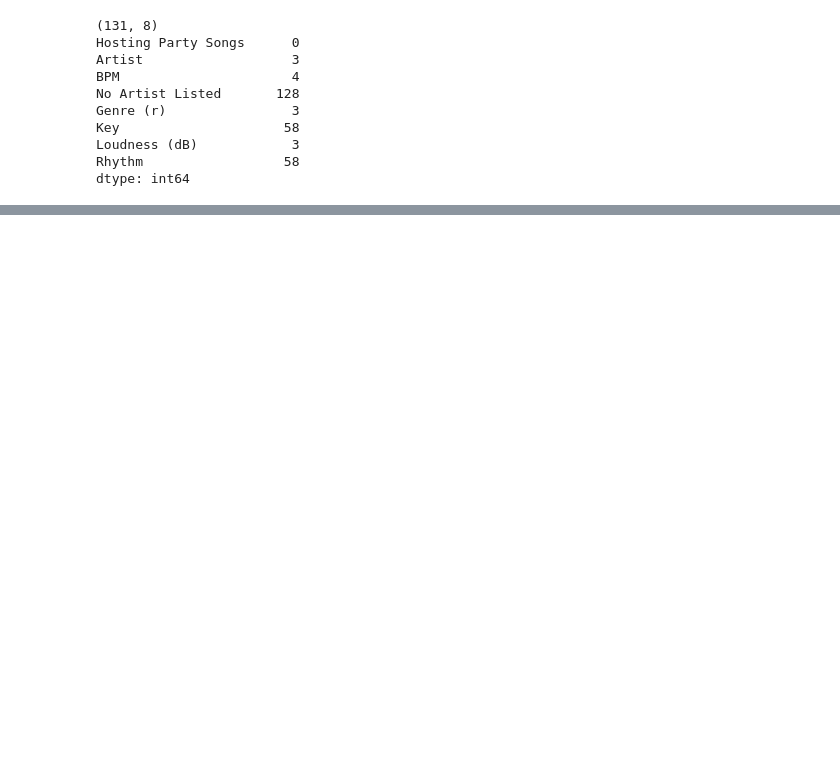
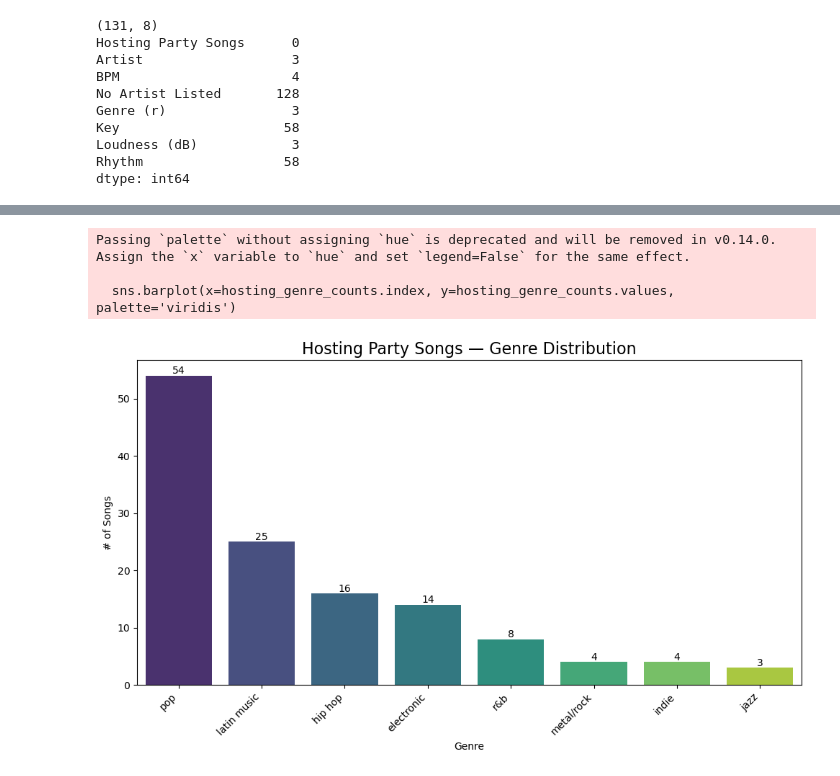
Before and after one commit to aranzahv4/music-motivation-survey-repo, a Jupyter notebook: notebooks/02_Music_Data.ipynb, the cells around one changed output, grey strips where cells are left out. Cells and saved outputs as stored; diff of their text form; code cells hidden in the pictures; blank space fills up the shorter version.

Commit message:
genre counts complete

```diff
--- a/notebooks/02_Music_Data.ipynb
+++ b/notebooks/02_Music_Data.ipynb
@@ -802,0 +854,21 @@ dtype: int64
+# %%
+# now plotting hosting party genre counts:
+hosting_genre_counts = hosting_songs_df['genre_clean'].value_counts().sort_values(ascending=False)
+
+plt.figure(figsize=(10, 6))
+sns.barplot(x=hosting_genre_counts.index, y=hosting_genre_counts.values, palette='viridis')
+plt.title('Hosting Party Songs — Genre Distribution', fontsize=16)
+plt.xlabel('Genre')
+plt.ylabel('# of Songs')
+plt.xticks(rotation=45, ha='right')
+for i, v in enumerate(hosting_genre_counts.values):
+    plt.text(i, v + 0.3, str(v), ha='center')
+
+plt.tight_layout()
+plt.savefig('../figures/hosting_genre_counts.png', dpi=150, bbox_inches='tight')
+plt.show()
+# %% [output]
+Passing `palette` without assigning `hue` is deprecated and will be removed in v0.14.0. Assign the `x` variable to `hue` and set `legend=False` for the same effect.
+
+  sns.barplot(x=hosting_genre_counts.index, y=hosting_genre_counts.values, palette='viridis')
+[figure, added]
```
Also changed, not shown: parts of 2 cells of this notebook, 3 other files.
